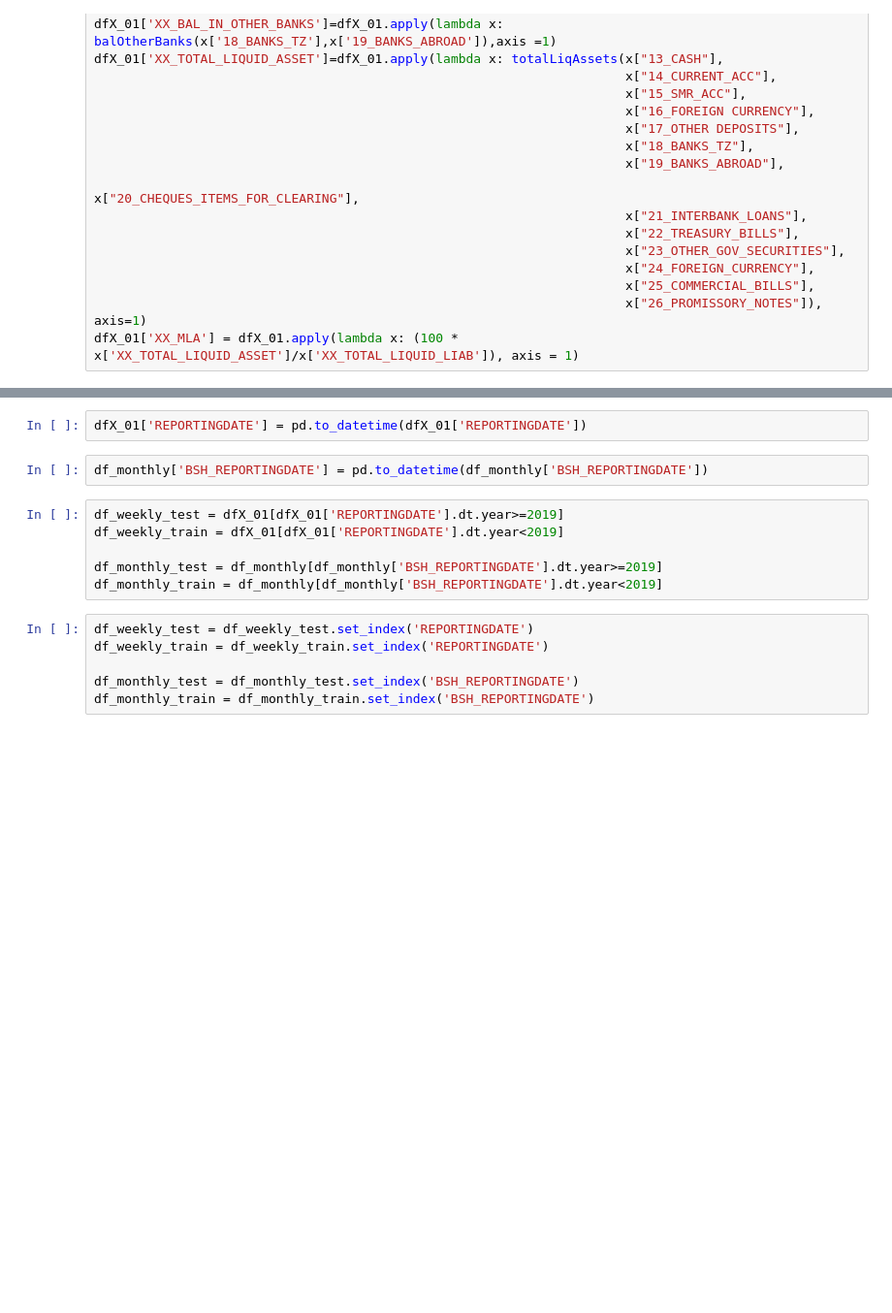
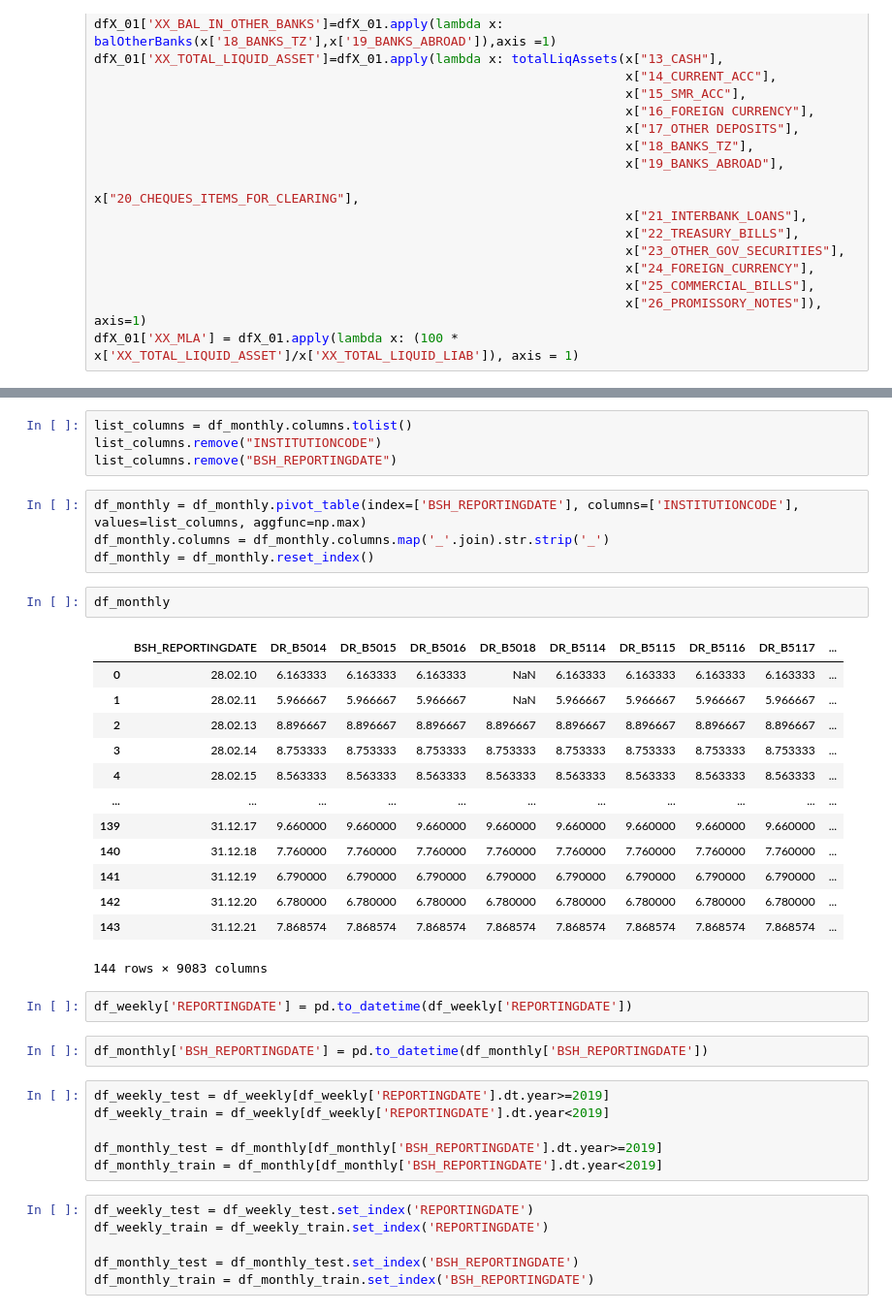
Before and after one commit to DianaZaig/Nowcasting-Techsprint, a Jupyter notebook: code/TechSprint_II_TFT.ipynb, the cells around one changed output, grey strips where cells are left out. Shown at 97% size. Cells and saved outputs as stored; diff of their text form; blank space fills up the shorter version.

```diff
--- a/code/TechSprint_II_TFT.ipynb
+++ b/code/TechSprint_II_TFT.ipynb
@@ -190,10 +240,34 @@ dfX_01
+# %%
+list_columns = df_monthly.columns.tolist()
+list_columns.remove("INSTITUTIONCODE")
+list_columns.remove("BSH_REPORTINGDATE")
+# %%
+df_monthly = df_monthly.pivot_table(index=['BSH_REPORTINGDATE'], columns=['INSTITUTIONCODE'], values=list_columns, aggfunc=np.max)
+df_monthly.columns = df_monthly.columns.map('_'.join).str.strip('_')
+df_monthly = df_monthly.reset_index()
+# %%
+df_monthly
+# %% [output]
+|  | BSH_REPORTINGDATE | DR_B5014 | DR_B5015 | DR_B5016 | DR_B5018 | DR_B5114 | DR_B5115 | DR_B5116 | DR_B5117 | ... |
+| 0 | 28.02.10 | 6.163333 | 6.163333 | 6.163333 | NaN | 6.163333 | 6.163333 | 6.163333 | 6.163333 | ... |
+| 1 | 28.02.11 | 5.966667 | 5.966667 | 5.966667 | NaN | 5.966667 | 5.966667 | 5.966667 | 5.966667 | ... |
+| 2 | 28.02.13 | 8.896667 | 8.896667 | 8.896667 | 8.896667 | 8.896667 | 8.896667 | 8.896667 | 8.896667 | ... |
+| 3 | 28.02.14 | 8.753333 | 8.753333 | 8.753333 | 8.753333 | 8.753333 | 8.753333 | 8.753333 | 8.753333 | ... |
+| 4 | 28.02.15 | 8.563333 | 8.563333 | 8.563333 | 8.563333 | 8.563333 | 8.563333 | 8.563333 | 8.563333 | ... |
+| ... | ... | ... | ... | ... | ... | ... | ... | ... | ... | ... |
+| 139 | 31.12.17 | 9.660000 | 9.660000 | 9.660000 | 9.660000 | 9.660000 | 9.660000 | 9.660000 | 9.660000 | ... |
+| 140 | 31.12.18 | 7.760000 | 7.760000 | 7.760000 | 7.760000 | 7.760000 | 7.760000 | 7.760000 | 7.760000 | ... |
+| 141 | 31.12.19 | 6.790000 | 6.790000 | 6.790000 | 6.790000 | 6.790000 | 6.790000 | 6.790000 | 6.790000 | ... |
+| 142 | 31.12.20 | 6.780000 | 6.780000 | 6.780000 | 6.780000 | 6.780000 | 6.780000 | 6.780000 | 6.780000 | ... |
+| 143 | 31.12.21 | 7.868574 | 7.868574 | 7.868574 | 7.868574 | 7.868574 | 7.868574 | 7.868574 | 7.868574 | ... |
+144 rows × 9083 columns
 # %%
-dfX_01['REPORTINGDATE'] = pd.to_datetime(dfX_01['REPORTINGDATE'])
+df_weekly['REPORTINGDATE'] = pd.to_datetime(df_weekly['REPORTINGDATE'])
 # %%
 df_monthly['BSH_REPORTINGDATE'] = pd.to_datetime(df_monthly['BSH_REPORTINGDATE'])
 # %%
-df_weekly_test = dfX_01[dfX_01['REPORTINGDATE'].dt.year>=2019]
-df_weekly_train = dfX_01[dfX_01['REPORTINGDATE'].dt.year<2019]
+df_weekly_test = df_weekly[df_weekly['REPORTINGDATE'].dt.year>=2019]
+df_weekly_train = df_weekly[df_weekly['REPORTINGDATE'].dt.year<2019]
 
 df_monthly_test = df_monthly[df_monthly['BSH_REPORTINGDATE'].dt.year>=2019]
 df_monthly_train = df_monthly[df_monthly['BSH_REPORTINGDATE'].dt.year<2019]
```
Also changed, not shown: parts of 11 cells of this notebook.
